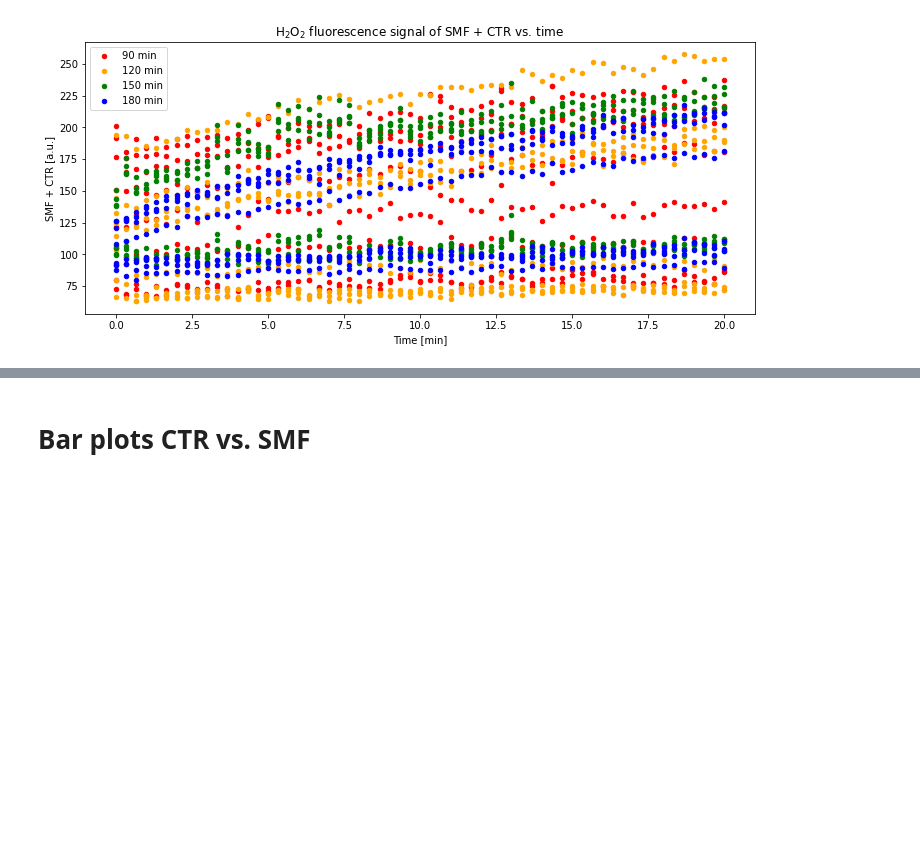
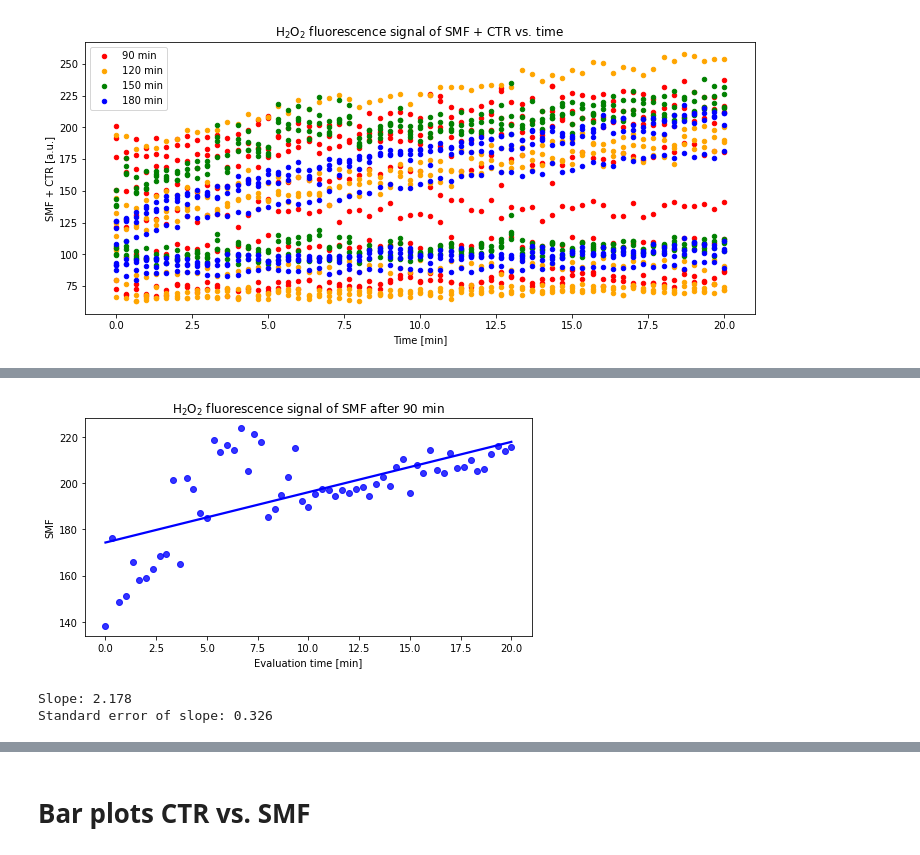
Before and after one commit to Abasaltgithub/MF_Cell_Analysis, a Jupyter notebook: H2O2_90_120_150_180min.ipynb, the cells around one changed output, grey strips where cells are left out. Saved outputs shown, nothing was run; the diff lists cells and outputs as text; code cells hidden in the pictures; blank space fills up the shorter version.

```diff
--- a/H2O2_90_120_150_180min.ipynb
+++ b/H2O2_90_120_150_180min.ipynb
@@ -136,0 +93,46 @@ Slope of the linear fit =  0.9906471348196898
+# %%
+import pandas as pd
+import seaborn as sns
+import matplotlib.pyplot as plt
+from scipy.stats import linregress
+
+# create DataFrame
+SMF = []
+CTR = []
+time = []
+
+for i in range(0, len(df90['SMF'].dropna())//8, 1):
+    list = i*20/60
+    time.append(list)
+
+for i in range(0, len(df150['SMF'].dropna()), 8):
+    listB = df150['SMF'].dropna()
+    listB = listB.tolist()[i]
+    SMF.append(listB)
+for i in range(4, len(df150['SMF'].dropna()), 8):
+    listB = df150['SMF'].dropna()
+    listB = listB.tolist()[i]
+    CTR.append(listB)
+
+dict = {'SMF': SMF, 'CTR': CTR, 'Time': time}
+df = pd.DataFrame(dict)
+df.to_excel('out.xlsx', engine='xlsxwriter')
+
+# calculate linear regression
+slope, intercept, r_value, p_value, std_err = linregress(df['Time'], df['SMF'])
+
+# plot data and regression line
+fig, axes = plt.subplots(nrows=1, ncols=1, figsize=(8, 4))
+sns.regplot(ax=axes, x=df['Time'], y=df['SMF'], color="b", ci=None)
+plt.title("H$_{2}$O$_{2}$ fluorescence signal of SMF after 90 min")
+plt.xlabel('Evaluation time [min]')
+plt.savefig('SMF_time.png', bbox_inches='tight')
+plt.show()
+
+# print slope and standard error
+print("Slope: {:.3f}".format(slope))
+print("Standard error of slope: {:.3f}".format(std_err))
+# %% [output]
+[figure, added]
+Slope: 2.178
+Standard error of slope: 0.326
```
Also changed, not shown: parts of 6 cells of this notebook, 17 other files.
